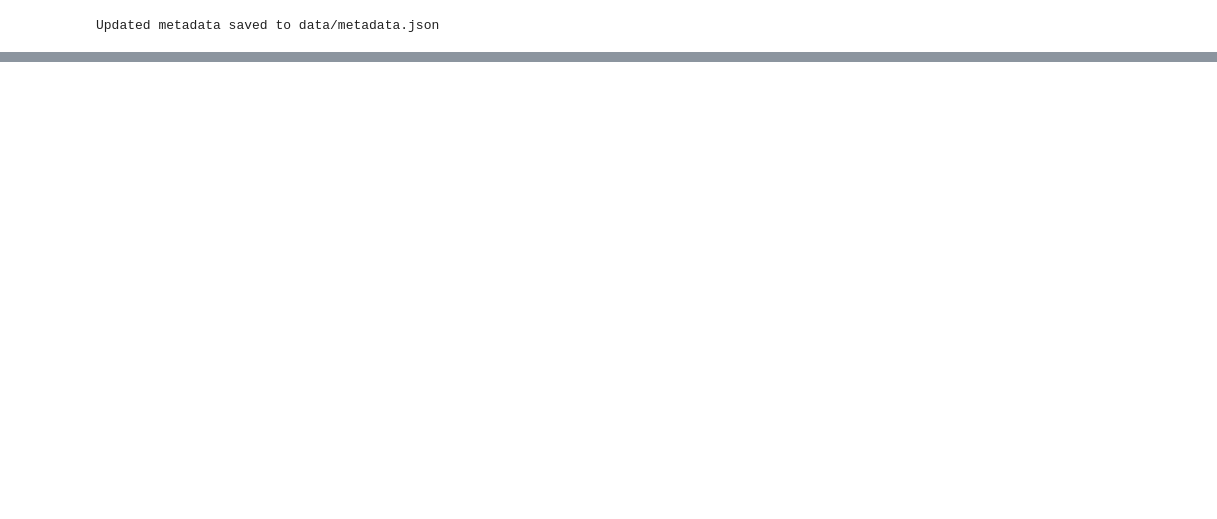
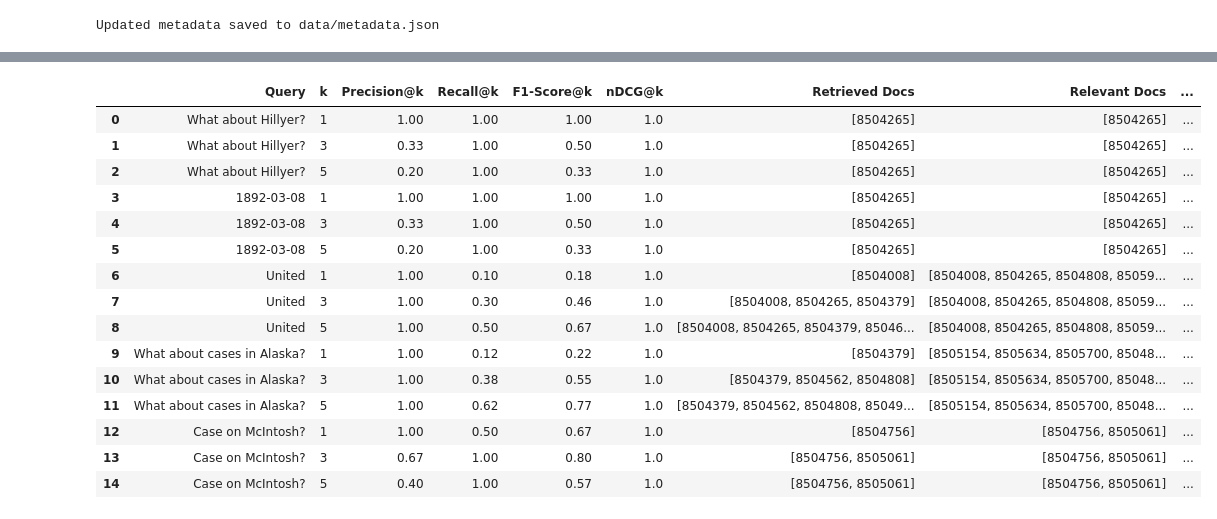
Before and after one commit to msheeba4848/Framework-Insight-Retrieval-and-Summarization-, a Jupyter notebook: colbert.ipynb, the cells around one changed output, grey strips where cells are left out. Saved outputs shown, nothing was run; the diff lists cells and outputs as text; code cells hidden in the pictures; blank space fills up the shorter version.

```diff
--- a/colbert.ipynb
+++ b/colbert.ipynb
@@ -770,0 +810,19 @@ print(f"Long-format table saved at: {output_file_long}")
+# %%
+enhanced_metrics_table
+# %% [output]
+|  | Query | k | Precision@k | Recall@k | F1-Score@k | nDCG@k | Retrieved Docs | Relevant Docs | ... |
+| 0 | What about Hillyer? | 1 | 1.00 | 1.00 | 1.00 | 1.0 | [8504265] | [8504265] | ... |
+| 1 | What about Hillyer? | 3 | 0.33 | 1.00 | 0.50 | 1.0 | [8504265] | [8504265] | ... |
+| 2 | What about Hillyer? | 5 | 0.20 | 1.00 | 0.33 | 1.0 | [8504265] | [8504265] | ... |
+| 3 | 1892-03-08 | 1 | 1.00 | 1.00 | 1.00 | 1.0 | [8504265] | [8504265] | ... |
+| 4 | 1892-03-08 | 3 | 0.33 | 1.00 | 0.50 | 1.0 | [8504265] | [8504265] | ... |
+| 5 | 1892-03-08 | 5 | 0.20 | 1.00 | 0.33 | 1.0 | [8504265] | [8504265] | ... |
+| 6 | United | 1 | 1.00 | 0.10 | 0.18 | 1.0 | [8504008] | [8504008, 8504265, 8504808, 85059... | ... |
+| 7 | United | 3 | 1.00 | 0.30 | 0.46 | 1.0 | [8504008, 8504265, 8504379] | [8504008, 8504265, 8504808, 85059... | ... |
+| 8 | United | 5 | 1.00 | 0.50 | 0.67 | 1.0 | [8504008, 8504265, 8504379, 85046... | [8504008, 8504265, 8504808, 85059... | ... |
+| 9 | What about cases in Alaska? | 1 | 1.00 | 0.12 | 0.22 | 1.0 | [8504379] | [8505154, 8505634, 8505700, 85048... | ... |
+| 10 | What about cases in Alaska? | 3 | 1.00 | 0.38 | 0.55 | 1.0 | [8504379, 8504562, 8504808] | [8505154, 8505634, 8505700, 85048... | ... |
+| 11 | What about cases in Alaska? | 5 | 1.00 | 0.62 | 0.77 | 1.0 | [8504379, 8504562, 8504808, 85049... | [8505154, 8505634, 8505700, 85048... | ... |
+| 12 | Case on McIntosh? | 1 | 1.00 | 0.50 | 0.67 | 1.0 | [8504756] | [8504756, 8505061] | ... |
+| 13 | Case on McIntosh? | 3 | 0.67 | 1.00 | 0.80 | 1.0 | [8504756, 8505061] | [8504756, 8505061] | ... |
+| 14 | Case on McIntosh? | 5 | 0.40 | 1.00 | 0.57 | 1.0 | [8504756, 8505061] | [8504756, 8505061] | ... |
```
Also changed, not shown: parts of 22 cells of this notebook.
